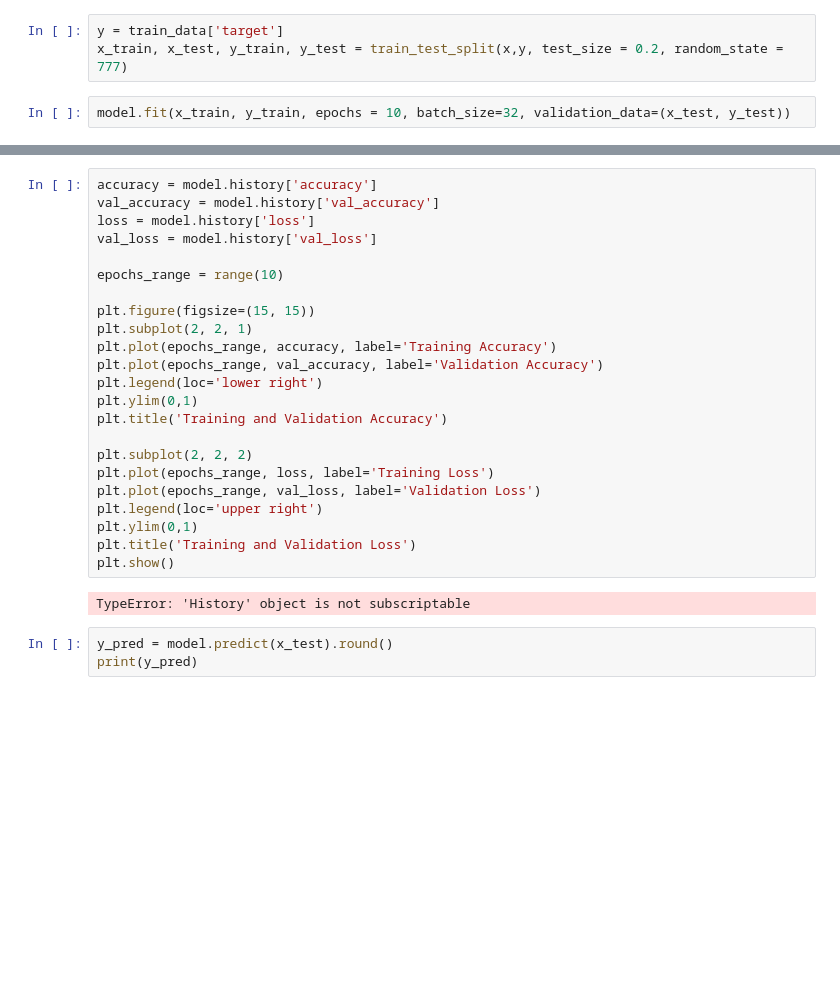
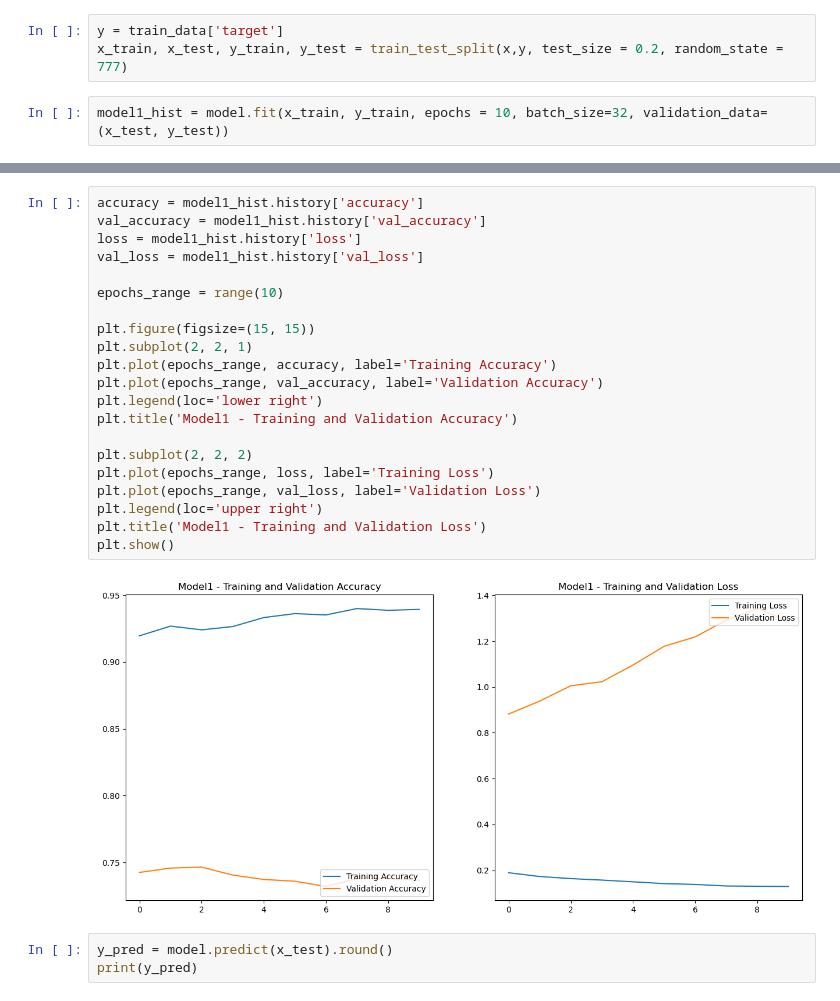
Before and after one commit to nagyszeru/DTSA-5511-NLP, a Jupyter notebook: uoc-nlp.ipynb, the cells around one changed output, grey strips where cells are left out. Saved outputs shown, nothing was run; the diff lists cells and outputs as text; blank space fills up the shorter version.

```diff
--- a/uoc-nlp.ipynb
+++ b/uoc-nlp.ipynb
@@ -280,6 +280,6 @@ To evaluate the results, we will split the training data 80% for training the mo
 y = train_data['target']
 x_train, x_test, y_train, y_test = train_test_split(x,y, test_size = 0.2, random_state = 777)
 # %%
-model.fit(x_train, y_train, epochs = 10, batch_size=32, validation_data=(x_test, y_test))
+model1_hist = model.fit(x_train, y_train, epochs = 10, batch_size=32, validation_data=(x_test, y_test))
 # %% [output]
 Epoch 1/10
@@ -310,28 +325,26 @@ model.history
 # %%
-accuracy = model.history['accuracy']
-val_accuracy = model.history['val_accuracy']
-loss = model.history['loss']
-val_loss = model.history['val_loss']
+accuracy = model1_hist.history['accuracy']
+val_accuracy = model1_hist.history['val_accuracy']
+loss = model1_hist.history['loss']
+val_loss = model1_hist.history['val_loss']
 
 epochs_range = range(10)
 
 plt.figure(figsize=(15, 15))
 plt.subplot(2, 2, 1)
 plt.plot(epochs_range, accuracy, label='Training Accuracy')
 plt.plot(epochs_range, val_accuracy, label='Validation Accuracy')
 plt.legend(loc='lower right')
-plt.ylim(0,1)
-plt.title('Training and Validation Accuracy')
+plt.title('Model1 - Training and Validation Accuracy')
 
 plt.subplot(2, 2, 2)
 plt.plot(epochs_range, loss, label='Training Loss')
 plt.plot(epochs_range, val_loss, label='Validation Loss')
 plt.legend(loc='upper right')
-plt.ylim(0,1)
-plt.title('Training and Validation Loss')
+plt.title('Model1 - Training and Validation Loss')
 plt.show()
 # %% [output]
-TypeError: 'History' object is not subscriptable
+[figure, added]
 # %%
 y_pred = model.predict(x_test).round()
 print(y_pred)
```
Also changed, not shown: parts of 2 cells of this notebook.
